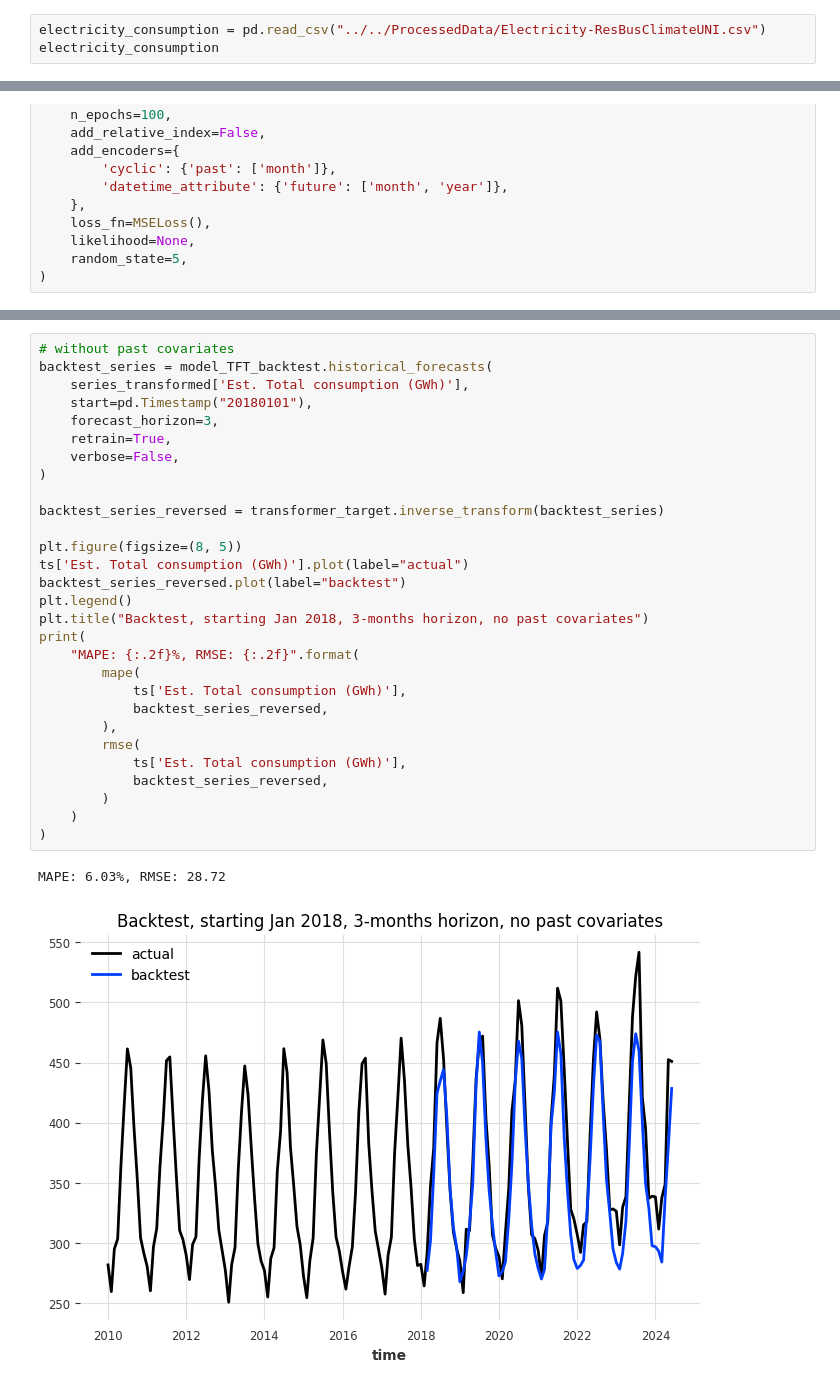
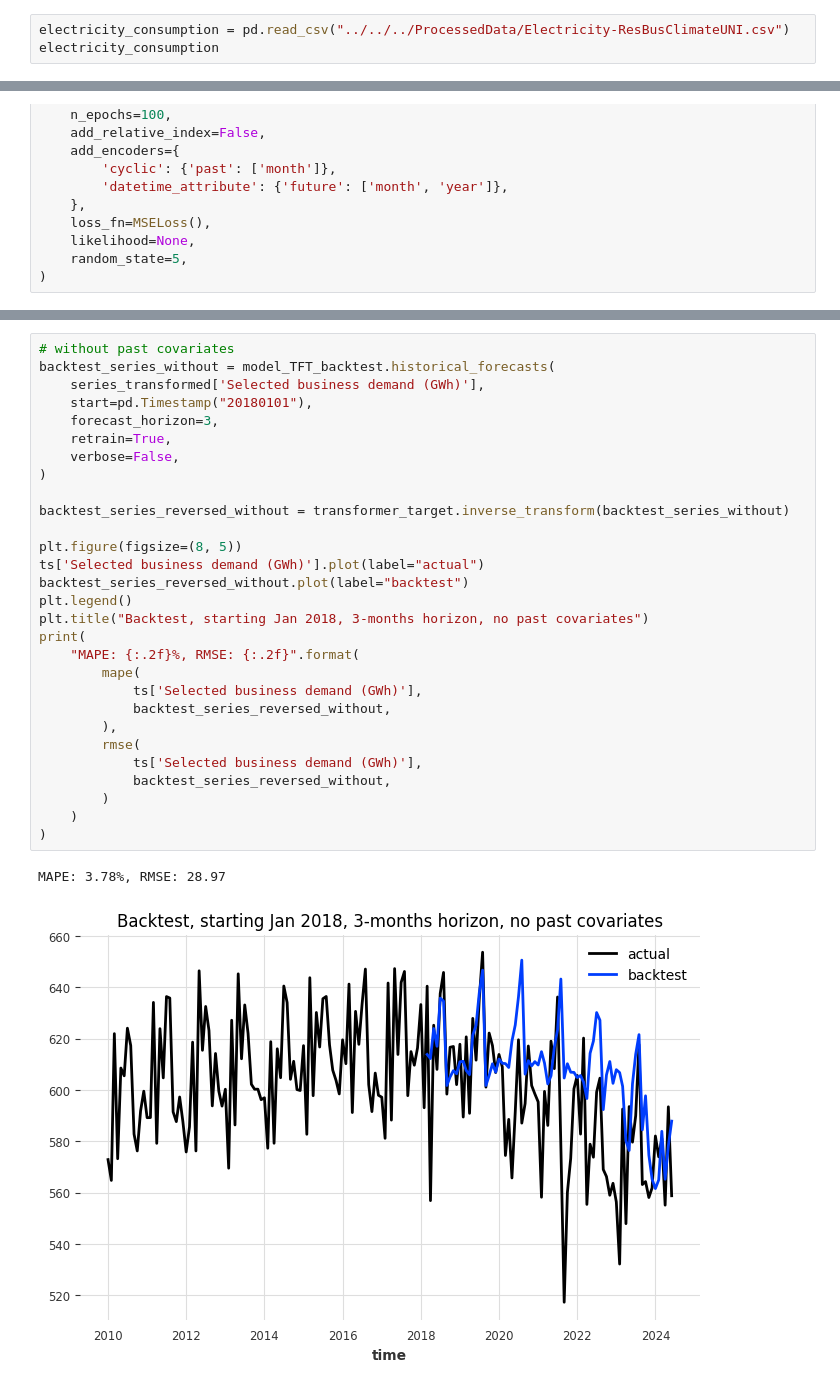
Before and after one commit to TheVeryCoolJackson/COMPSCI760-Electricity-Timeseries, a Jupyter notebook: Business/TFT_UNI_bus.ipynb, the cells around one changed output, grey strips where cells are left out. Cells and saved outputs as stored; diff of their text form.

```diff
--- a/Business/TFT_UNI_bus.ipynb
+++ b/Business/TFT_UNI_bus.ipynb
@@ -49,7 +48,7 @@ logging.disable(logging.CRITICAL)
 # %% [markdown]
 # Weather Dataset
 # %%
-electricity_consumption = pd.read_csv("../../ProcessedData/Electricity-ResBusClimateUNI.csv")
+electricity_consumption = pd.read_csv("../../../ProcessedData/Electricity-ResBusClimateUNI.csv")
 electricity_consumption
 # %% [output]
 |  | Date | Total Rainfall Mm | Mean Air Temperature in Celsius | Mean Vapour Pressure Hpa | Mean Wind Speed M/Sec | ... |
@@ -237,32 +234,32 @@ MAPE: 6.15%, RMSE: 28.70
 # %%
 # without past covariates
-backtest_series = model_TFT_backtest.historical_forecasts(
-    series_transformed['Est. Total consumption (GWh)'],
+backtest_series_without = model_TFT_backtest.historical_forecasts(
+    series_transformed['Selected business demand (GWh)'],
     start=pd.Timestamp("20180101"),
     forecast_horizon=3,
     retrain=True,
     verbose=False,
 )
 
-backtest_series_reversed = transformer_target.inverse_transform(backtest_series)
+backtest_series_reversed_without = transformer_target.inverse_transform(backtest_series_without)
 
 plt.figure(figsize=(8, 5))
-ts['Est. Total consumption (GWh)'].plot(label="actual")
-backtest_series_reversed.plot(label="backtest")
+ts['Selected business demand (GWh)'].plot(label="actual")
+backtest_series_reversed_without.plot(label="backtest")
 plt.legend()
 plt.title("Backtest, starting Jan 2018, 3-months horizon, no past covariates")
 print(
     "MAPE: {:.2f}%, RMSE: {:.2f}".format(
         mape(
-            ts['Est. Total consumption (GWh)'],
-            backtest_series_reversed,
+            ts['Selected business demand (GWh)'],
+            backtest_series_reversed_without,
         ),
         rmse(
-            ts['Est. Total consumption (GWh)'],
-            backtest_series_reversed,
+            ts['Selected business demand (GWh)'],
+            backtest_series_reversed_without,
         )
     )
 )
 # %% [output]
-MAPE: 6.03%, RMSE: 28.72
+MAPE: 3.78%, RMSE: 28.97
-[figure, old version]
+[figure, new version]
```
Also changed, not shown: parts of 5 cells of this notebook, 19 other files.
